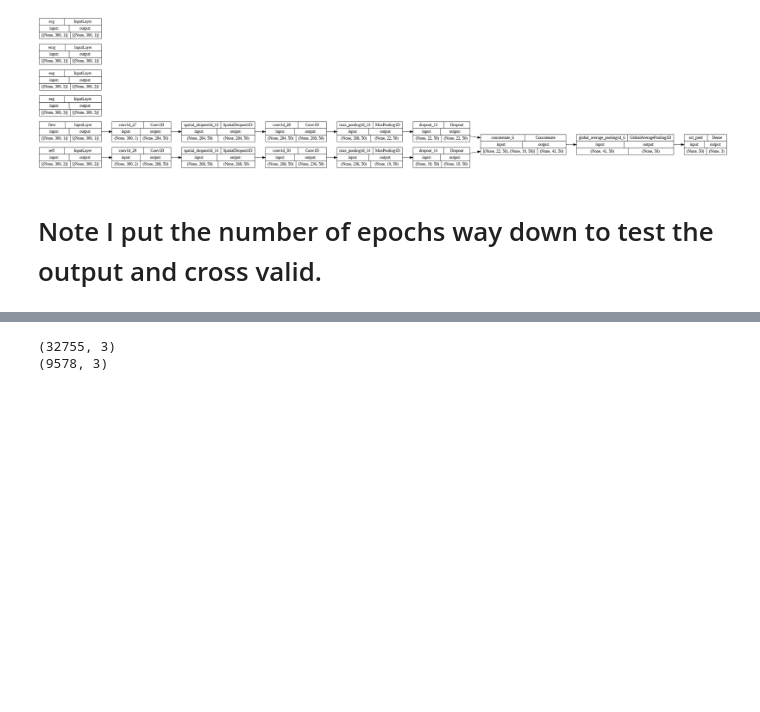
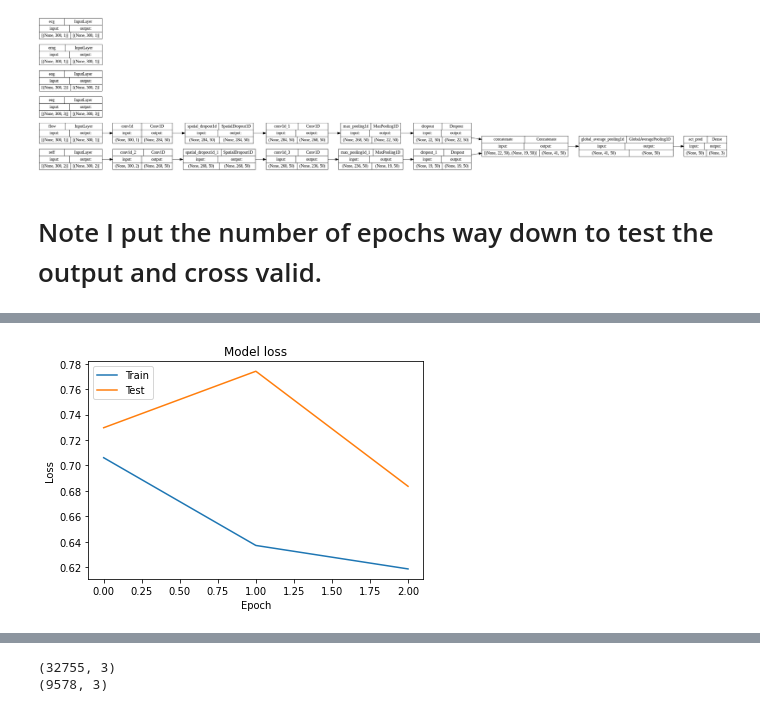
Before and after one commit to imics-lab/multi-output-psg, a Jupyter notebook: Resp_Evaluate_Model_PSG-Audio.ipynb, the cells around one changed output, grey strips where cells are left out. Drawn from its saved outputs; the diff is of its cells as text; code cells hidden in the pictures; blank space fills up the shorter version.

Commit message:
more dict work, loop OK, much cleanup needed

```diff
--- a/Resp_Evaluate_Model_PSG-Audio.ipynb
+++ b/Resp_Evaluate_Model_PSG-Audio.ipynb
@@ -216,17 +212,17 @@ if interactive:
 # Note I put the number of epochs way down to test the output and cross valid.
 # %%
 def train_model(model, X_train_dict, y_train_resp, X_valid_dict, y_valid_resp,
-                BATCH_SIZE = 256,    # Typical values are 8, 16 or 32
-                NUM_EPOCHS = 30): # Max number run unless earlystopping callback fires
+                BATCH_SIZE = 64, #
+                NUM_EPOCHS = 3): # Max number run unless earlystopping callback fires
 
     callback = EarlyStopping(monitor='val_loss', mode = 'min', patience=10)
     model.compile(loss="categorical_crossentropy", optimizer="adam", metrics=["accuracy"])
 
     sample_weights = compute_sample_weight('balanced', y_train_resp)
     sample_weights = np.sqrt(sample_weights) # no idea why weights are squared.
-    print("sample_weights",sample_weights)
+    #print("sample_weights",sample_weights)
     unique, counts = np.unique(sample_weights, return_counts=True)
-    print("sample_weights values and counts:\n",str(np.asarray((unique, counts)).T))
+    #print("sample_weights values and counts:\n",str(np.asarray((unique, counts)).T))
 
     history = model.fit(
         #{"acc": x_train_acc, "bvp": x_train_bvp, "eda": x_train_eda,"ptemp": x_train_ptemp},
@@ -235,9 +231,10 @@ def train_model(model, X_train_dict, y_train_resp, X_valid_dict, y_valid_resp,
          "ecg": X_train_dict['ecg'], "flow": X_train_dict['flow'], "reff":X_train_dict['reff']},
          {"act_pred": y_train_resp},
          #{"y_card":y_train_card, "y_resp":y_train_resp},
+        batch_size = BATCH_SIZE,
         epochs=NUM_EPOCHS,
         callbacks=[callback],
-        #sample_weight=sample_weights,
+        sample_weight=sample_weights,
         validation_data=({"eeg": X_valid_dict['eeg'], "eog": X_valid_dict['eog'],
                           "emg": X_valid_dict['emg'], "ecg": X_valid_dict['ecg'],
                           "flow": X_valid_dict['flow'], "reff":X_valid_dict['reff']},
@@ -260,14 +257,16 @@ def train_model(model, X_train_dict, y_train_resp, X_valid_dict, y_valid_resp,
 acc_per_fold = []
 loss_per_fold = []
 y_pred_per_fold = []
-y_test_per_fold = []
+y_valid_per_fold = []
 
 skf = StratifiedGroupKFold(n_splits=5, shuffle=True, random_state=42)
 
+start_time = time.time()
+
 for i, (train_index, valid_index) in enumerate(skf.split(X, y[:,0], groups=sub)):
         print(f"Fold {i}:")
-        print(len(train_index), train_index)
-        print(len(valid_index), valid_index)
+        #print(len(train_index), train_index)
+        #print(len(valid_index), valid_index)
 
         # More complicated with dictionary of multiple inputs.
         # iterate through all keys and add the proper index array
@@ -284,13 +283,70 @@ for i, (train_index, valid_index) in enumerate(skf.split(X, y[:,0], groups=sub))
             y_train_dict[key] = item[train_index]
             y_valid_dict[key] = item[valid_index]
 
-        for key,item in X_train_dict.items():
-            print(key,item.shape)
-        for key,item in y_train_dict.items():
-            print(key,item.shape)
-        for key,item in X_valid_dict.items():
-            print(key,item.shape)
-        for key,item in y_valid_dict.items():
-            print(key,item.shape)
+        # for key,item in X_train_dict.items():
+        #     print(key,item.shape)
+        # for key,item in y_train_dict.items():
+        #     print(key,item.shape)
+        # for key,item in X_valid_dict.items():
+        #     print(key,item.shape)
+        # for key,item in y_valid_dict.items():
+        #     print(key,item.shape)
+
+        # TODO:  Move one-hot into model
+        enc = OneHotEncoder(handle_unknown = 'ignore', sparse=False)
+        y_train_card = enc.fit_transform(y_train_dict['card'])
+        y_valid_card = enc.transform(y_valid_dict['card'])
+
+        y_train_resp = enc.fit_transform(y_train_dict['resp'])
+        y_valid_resp = enc.transform(y_valid_dict['resp'])
+
+        # print(y_train_resp.shape)
+        # print(y_valid_resp.shape)
+
+        my_model = build_model(X_train_dict, y_train_dict)
+        history, model = train_model(my_model, X_train_dict, y_train_resp, X_valid_dict, y_valid_resp)
+
+        val_acc = history.history['val_accuracy'][-1]
+        val_loss = history.history['val_loss'][-1]
+
+        acc_per_fold.append(val_acc * 100)
+        loss_per_fold.append(val_loss)
+
+        # Generate predictions
+        y_pred = model.predict(X_valid_dict)
+
+        y_pred = np.argmax(y_pred, axis=1)
+        y_pred_per_fold.append(y_pred)
+        y_valid_per_fold.append(np.argmax(y_valid_card, axis=1))
+
+        # Plot training & validation loss values
+        plt.plot(history.history['loss'])
+        plt.plot(history.history['val_loss'])
+        plt.title('Model loss')
+        plt.ylabel('Loss')
+        plt.xlabel('Epoch')
+        plt.legend(['Train', 'Test'], loc='upper left')
+        plt.show()
+
+# == Provide average scores ==
+print('------------------------------------------------------------------------')
+print('Score per fold')
+for i in range(0, len(acc_per_fold)):
+#     print('------------------------------------------------------------------------')
+    print(f'> Fold {i+1} - Loss: {loss_per_fold[i]:4.2} - Accuracy: {acc_per_fold[i]:4.2f}%')
+print('------------------------------------------------------------------------')
+print('Average scores for all folds:')
+print(f'> Accuracy: {np.mean(acc_per_fold):4.2f} (+- {np.std(acc_per_fold):5.4})')
+acc_str = temp = str(f'> Accuracy: {np.mean(acc_per_fold):4.2f} (+- {np.std(acc_per_fold):5.4})')
+print('------------------------------------------------------------------------')
+
+# Show total training time
+end_time = time.time()
+train_time = timedelta(seconds=(end_time - start_time))
+print('Total Training time =',(str(train_time).split(".")[0]), 'HH:MM:SS')
+# to plot confusion matrices return concat versions of y
+y_pred = np.concatenate(y_pred_per_fold)
+y_test = np.concatenate(y_valid_per_fold)
+#return acc_str, y_pred, y_test
 # %% [output]
 Fold 0:
@@ -312,0 +360 @@ resp (9578, 1)
+[figure, added]
```
Also changed, not shown: parts of 5 cells of this notebook.
